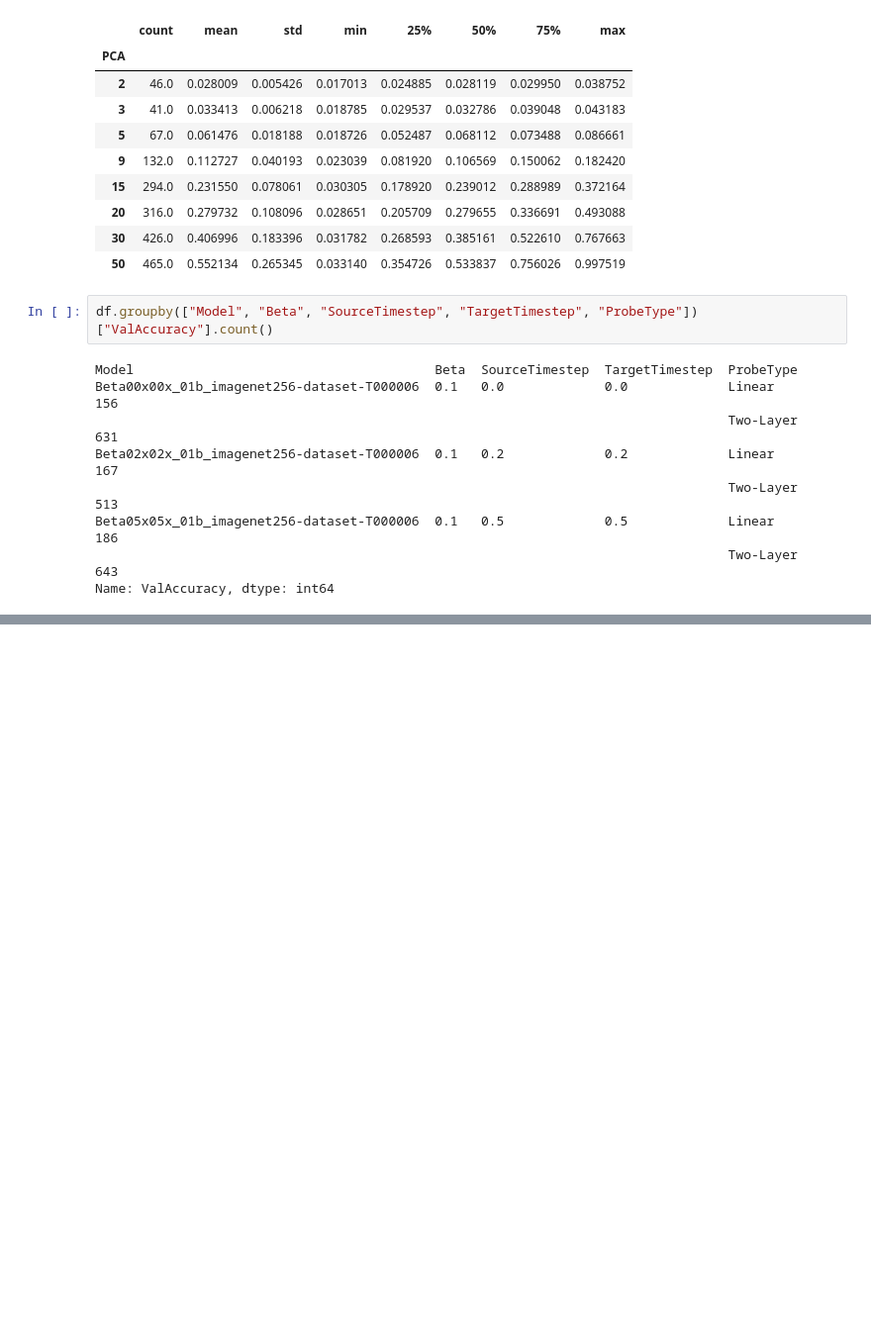
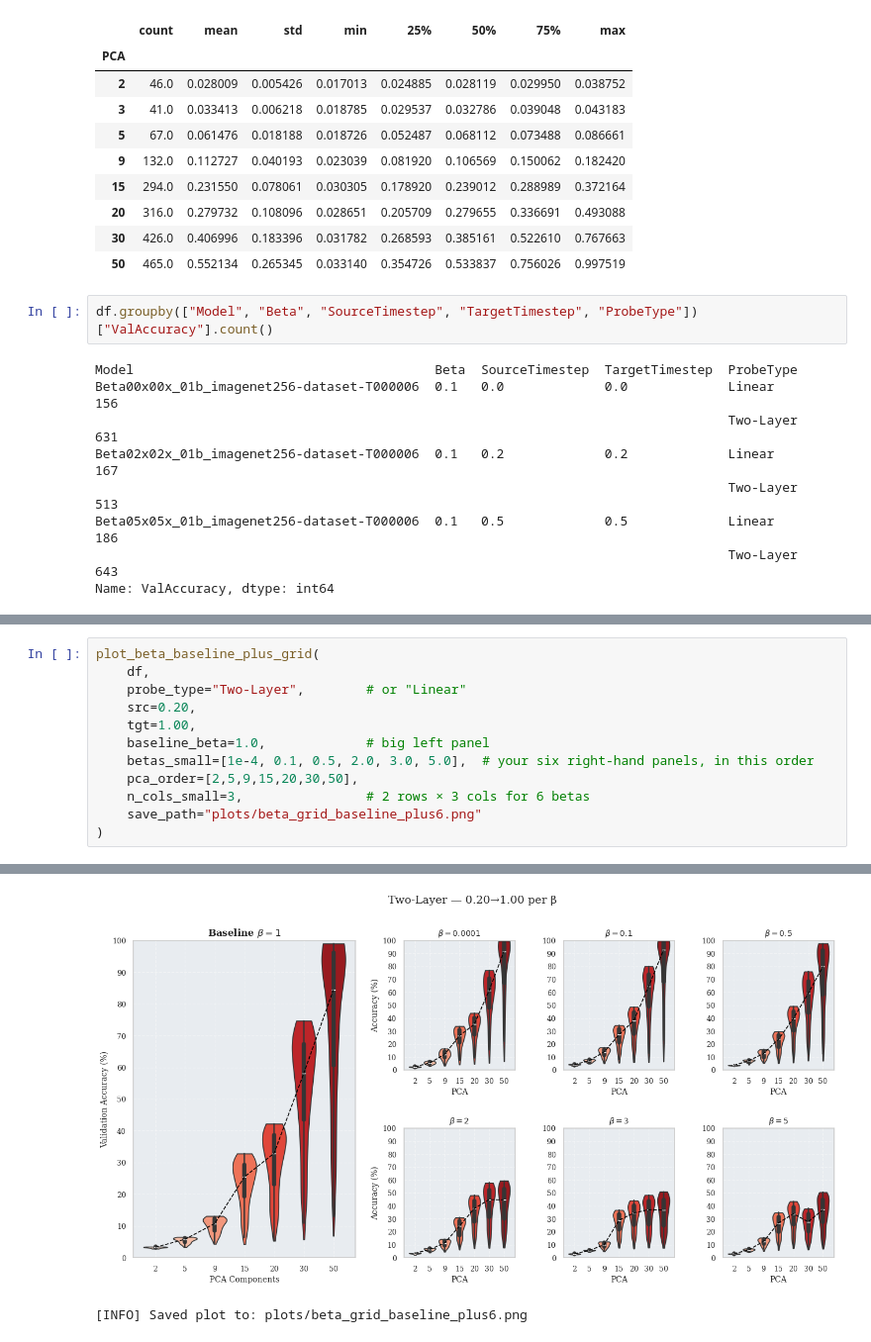
Before and after one commit to JaninaMattes/NoiseGuided-SmoothLFM, a Jupyter notebook: evaluation/plots/pca_eval_graphs.ipynb, the cells around one changed output, grey strips where cells are left out. Shown at 99% size. Cells and saved outputs as stored; diff of their text form; blank space fills up the shorter version.

```diff
--- a/evaluation/plots/pca_eval_graphs.ipynb
+++ b/evaluation/plots/pca_eval_graphs.ipynb
@@ -939,0 +1228,13 @@ plot_recon_probe_grid_by_model(df, "Two-Layer", save_path="twolayer_recon_grid.p
+# %%
+plot_beta_baseline_plus_grid(
+    df,
+    probe_type="Two-Layer",        # or "Linear"
+    src=0.20,
+    tgt=1.00,
+    baseline_beta=1.0,             # big left panel
+    betas_small=[1e-4, 0.1, 0.5, 2.0, 3.0, 5.0],  # your six right-hand panels, in this order
+    pca_order=[2,5,9,15,20,30,50],
+    n_cols_small=3,                # 2 rows × 3 cols for 6 betas
+    save_path="plots/beta_grid_baseline_plus6.png"
+)
+# %% [output]
@@ -939,0 +1258,2 @@ plot_recon_probe_grid_by_model(df, "Two-Layer", save_path="twolayer_recon_grid.p
+[figure, added]
+[INFO] Saved plot to: plots/beta_grid_baseline_plus6.png
```
Also changed, not shown: parts of 9 cells of this notebook, 22 other files.
